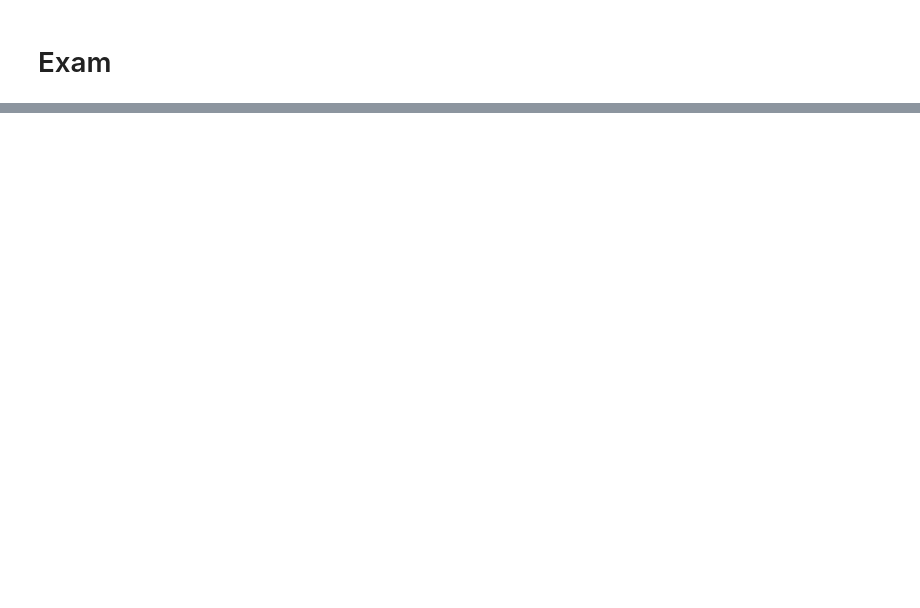
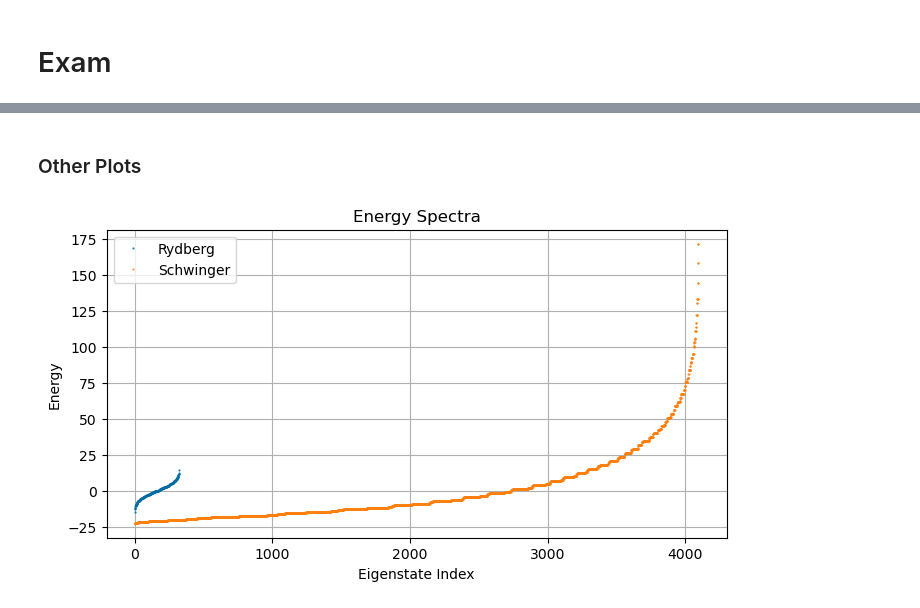
Before and after one commit to EmanueleCoradin/u1-lattice-gauge-rydberg-sim, a Jupyter notebook: main.ipynb, the cells around one changed output, grey strips where cells are left out. Cells and saved outputs as stored; diff of their text form; code cells hidden in the pictures; blank space fills up the shorter version.

Commit message:
fixed Schwinger

```diff
--- a/main.ipynb
+++ b/main.ipynb
@@ -422,0 +5,6 @@ Max |Gauss-law violation| over time: 0.9999999999999989
+# %%
+import quantkit as q
+from quantkit import Compute_H_FSS_sparse, generate_initial_state, generate_random_state, Compute_H_schwinger_sparse, compute_expectations, plot_expectations, compare_models, psi_t
+import numpy as np
+import matplotlib.pyplot as plt
+plt.style.use('tableau-colorblind10')
@@ -422,0 +51,12 @@ Max |Gauss-law violation| over time: 0.9999999999999989
+# %%
+# Rydberg
+L_eff = P.shape[0]
+H_FSS = P @ Compute_H_FSS_sparse(Omega, delta, L) @ P.T
+H_FSS = H_FSS.todense()
+e_vals_r, e_vecs_r = np.linalg.eigh(H_FSS)
+C_r = np.ravel(e_vecs_r.conj().T @ initial_state_r)
+
+# Schwinger
+H_sch = Compute_H_schwinger_sparse(w, m, J, alpha, L_s).todense()
+e_vals_s, e_vecs_s = np.linalg.eigh(H_sch)
+C_s = np.ravel(e_vecs_s.conj().T @ psi0_s)
@@ -422,0 +94,15 @@ Max |Gauss-law violation| over time: 0.9999999999999989
+# %% [markdown]
+### Other Plots
+# %%
+# Energy spectra
+plt.figure(figsize=(8,4))
+plt.plot(np.sort(e_vals_r), '.', markersize=1, label="Rydberg")
+plt.plot(np.sort(e_vals_s), '.', markersize=1, label="Schwinger")
+plt.title("Energy Spectra")
+plt.xlabel("Eigenstate Index")
+plt.ylabel("Energy")
+plt.legend()
+plt.grid(True)
+plt.show()
+# %% [output]
+[figure, added]
```
Also changed, not shown: parts of 37 cells of this notebook, 10 other files.
